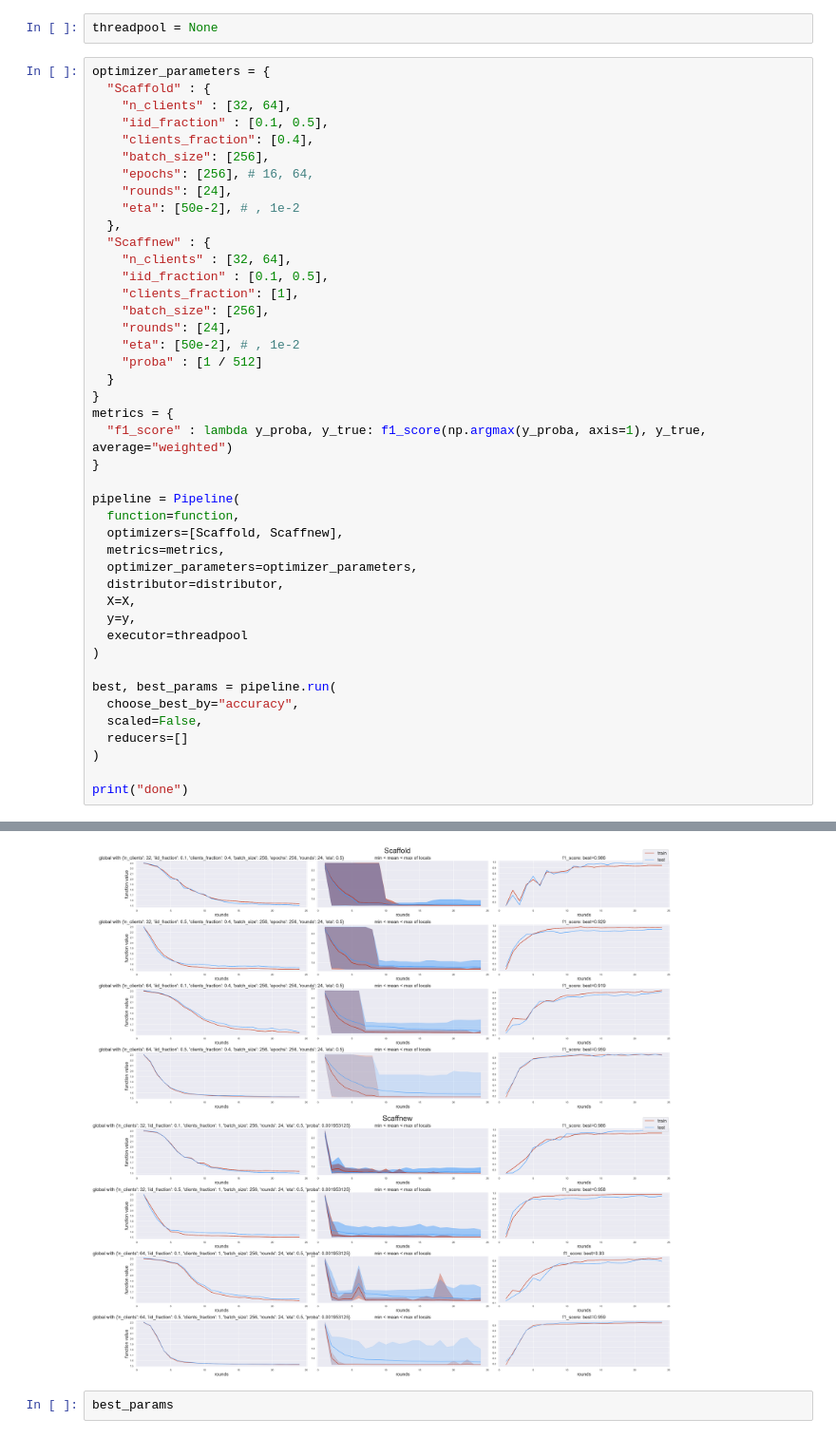
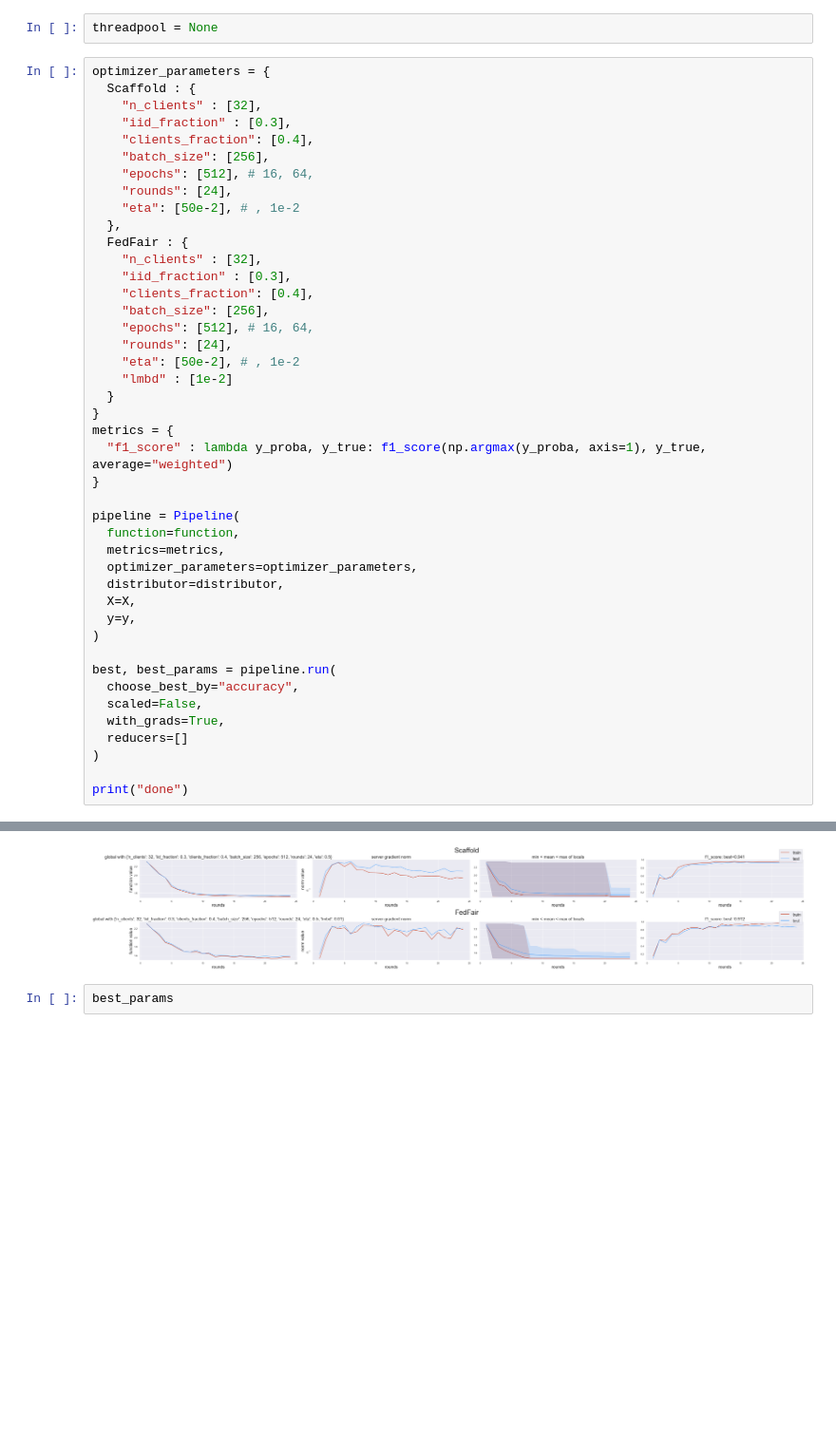
Before and after one commit to locllos/felere, a Jupyter notebook: source/mnist-playground.ipynb, the cells around one changed output, grey strips where cells are left out. Shown at 95% size. Drawn from its saved outputs; the diff is of its cells as text; blank space fills up the shorter version.

```diff
--- a/source/mnist-playground.ipynb
+++ b/source/mnist-playground.ipynb
@@ -86,23 +87,24 @@ The autoreload extension is already loaded. To reload it, use:
 threadpool = None
 # %%
 optimizer_parameters = {
-  "Scaffold" : {
-    "n_clients" : [32, 64],
-    "iid_fraction" : [0.1, 0.5],
+  Scaffold : {
+    "n_clients" : [32],
+    "iid_fraction" : [0.3],
     "clients_fraction": [0.4],
     "batch_size": [256],
-    "epochs": [256], # 16, 64,
+    "epochs": [512], # 16, 64,
     "rounds": [24],
     "eta": [50e-2], # , 1e-2
   },
-  "Scaffnew" : {
-    "n_clients" : [32, 64],
-    "iid_fraction" : [0.1, 0.5],
-    "clients_fraction": [1],
+  FedFair : {
+    "n_clients" : [32],
+    "iid_fraction" : [0.3],
+    "clients_fraction": [0.4],
     "batch_size": [256],
+    "epochs": [512], # 16, 64,
     "rounds": [24],
     "eta": [50e-2], # , 1e-2
-    "proba" : [1 / 512]
+    "lmbd" : [1e-2]
   }
 }
 metrics = {
@@ -111,18 +113,17 @@ metrics = {
 
 pipeline = Pipeline(
   function=function,
-  optimizers=[Scaffold, Scaffnew],
   metrics=metrics,
   optimizer_parameters=optimizer_parameters,
   distributor=distributor,
   X=X,
   y=y,
-  executor=threadpool
 )
 
 best, best_params = pipeline.run(
   choose_best_by="accuracy",
   scaled=False,
+  with_grads=True,
   reducers=[]
 )
 
@@ -155,4 +138,4 @@ done
-[figure, old version]
+[figure, new version]
 # %%
 best_params
 # %% [output]
```
Also changed, not shown: parts of 3 cells of this notebook, 6 other files.
